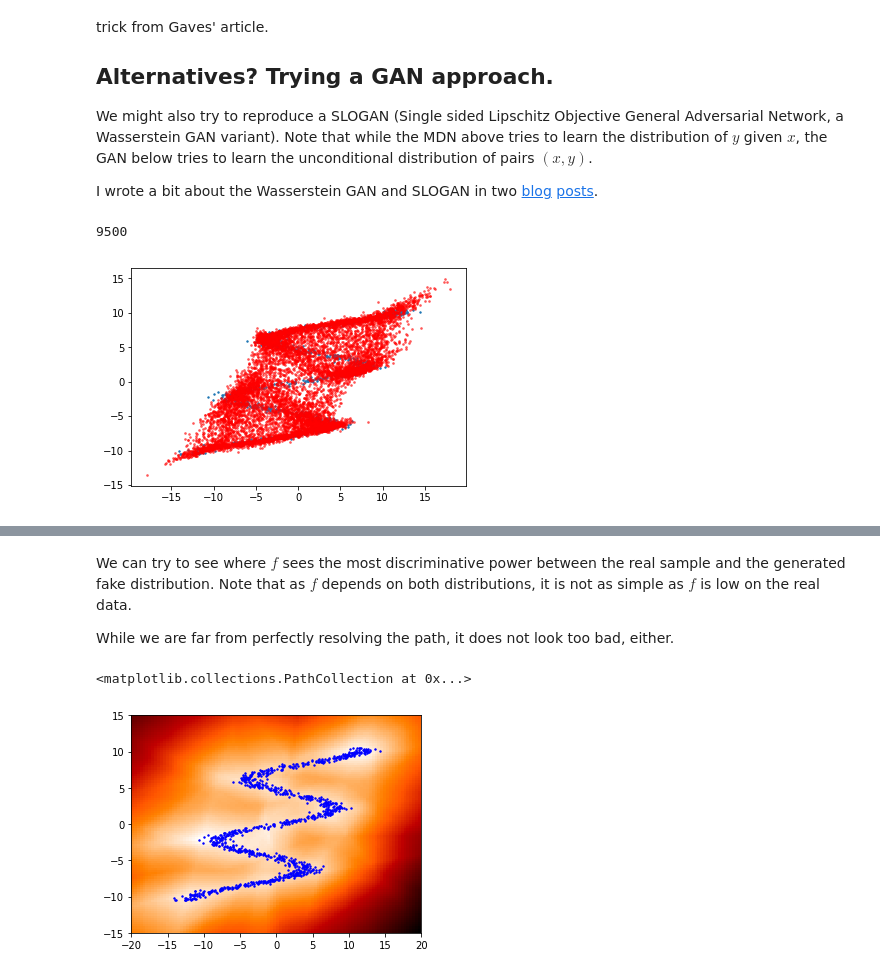
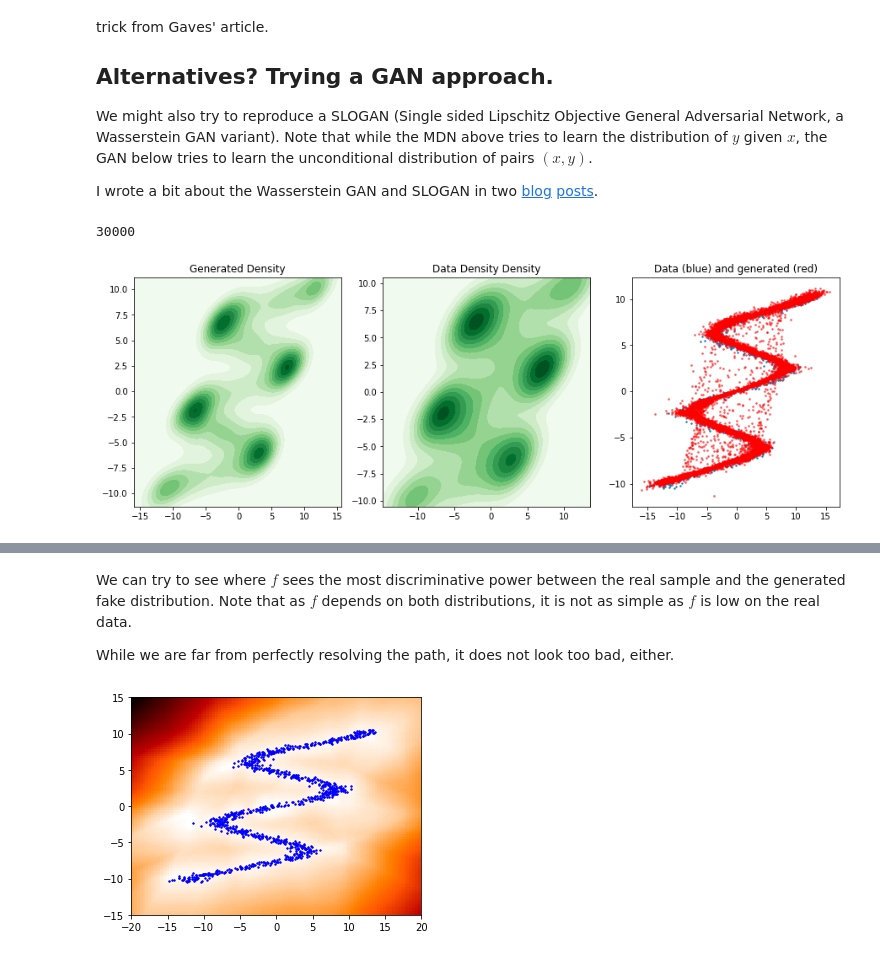
Before and after one commit to t-vi/pytorch-tvmisc, a Jupyter notebook: misc/Mixture_Density_Network_Gaussian_1d.ipynb, the cells around one changed output, grey strips where cells are left out. Saved outputs shown, nothing was run; the diff lists cells and outputs as text; code cells hidden in the pictures.

Commit message:
update GAN in Mixture Density example

```diff
--- a/misc/Mixture_Density_Network_Gaussian_1d.ipynb
+++ b/misc/Mixture_Density_Network_Gaussian_1d.ipynb
@@ -145,13 +147,13 @@ class G(torch.nn.Module):
         self.n_random = n_random
         self.l1 = torch.nn.Linear(n_random,n_hidden)
         self.l2 = torch.nn.Linear(n_hidden,n_hidden)
-        self.l2b = torch.nn.Linear(n_hidden,n_hidden)
+        #self.l2b = torch.nn.Linear(n_hidden,n_hidden)
         self.l3 = torch.nn.Linear(n_hidden,2)
     def forward(self, batch_size=32):
         x = Variable(self.l1.weight.data.new(batch_size, self.n_random).normal_())
         x = torch.nn.functional.relu(self.l1(x))
         x = torch.nn.functional.relu(self.l2(x))
-        x = torch.nn.functional.relu(self.l2b(x))
+        #x = torch.nn.functional.relu(self.l2b(x))
         x = self.l3(x)
         return x
 
@@ -188,57 +190,70 @@ class D(torch.nn.Module):
 
 d = D()
 d.cuda()
-g = G(n_random=20, n_hidden=50)
+g = G(n_random=256, n_hidden=128)
 g.cuda()
-opt_d = torch.optim.Adam(d.parameters(), lr=3e-3)
-opt_g = torch.optim.Adam(g.parameters(), lr=3e-3)
+opt_d = torch.optim.Adam(d.parameters(), lr=1e-3)
+opt_g = torch.optim.Adam(g.parameters(), lr=1e-3)
+
+for p in itertools.chain(d.parameters(), g.parameters()):
+    if p.data.dim()>1:
+        torch.nn.init.orthogonal(p, 2.0)
 # %%
-
 def endless(dl):
     while True:
         for i in dl:
             yield i
 
-batch_size=64
+batch_size=256
 train_dl = torch.utils.data.DataLoader(train_ds, batch_size=batch_size)
 train_iter = endless(train_dl)
 
-for i in range(10000):
-    if i>0 and i%1000 == 0:
+for i in range(30001):
+    if i>0 and i%10000 == 0:
         for pg in opt_g.param_groups:
             pg['lr'] /= 3
         for pg in opt_d.param_groups:
             pg['lr'] /= 3
         print ("new lr",pg['lr'])
     for j in range(100 if i < 10 or i % 100 == 0 else 10):
         g.eval()
         d.train()
         for p in d.parameters():
             p.requires_grad = True
         real_x,real_y = next(train_iter)
         real = Variable(torch.stack([real_x.float().cuda(), real_y.float().cuda()],dim=1))
         fake = g(batch_size=batch_size)
         l_r, l_f, l_lip, lip_mean = d.slogan_loss_and_backward(real, fake)
         opt_d.step()
-    if i % 20 == 0:
+    if i % 100 == 0:
         print ("f_r:",l_r,"f_fake:",l_f, "lip loss:", l_lip, "lip_mean", lip_mean)
     g.train()
     d.eval()
     for p in d.parameters():
         p.requires_grad = False
     g.zero_grad()
     fake = g(batch_size=batch_size)
     f = d(fake)
     fsum = f.sum()
     fsum.backward()
     opt_g.step()
-    if i % 500 == 0:
+    if i % 1000 == 0:
         IPython.display.clear_output(wait=True)
         print (i)
         fake = g(batch_size=10000)
+        fd = fake.data.cpu().numpy()
+        pyplot.figure(figsize=(15,5))
+        pyplot.subplot(1,3,1)
+        pyplot.title("Generated Density")
+        seaborn.kdeplot(fd[:,0], fd[:,1], shade=True, cmap='Greens', bw=0.01)
+        pyplot.subplot(1,3,2)
+        pyplot.title("Data Density Density")
+        seaborn.kdeplot(train_ds.x.numpy(),train_ds.y.numpy(), shade=True, cmap='Greens', bw=0.01)
+        pyplot.subplot(1,3,3)
+        pyplot.title("Data (blue) and generated (red)")
         pyplot.scatter(train_ds.x.numpy(),train_ds.y.numpy(), s=2)
-        pyplot.scatter(fake.data[:,0].cpu().numpy(), fake.data[:,1].cpu().numpy(), facecolor='r',s=3, alpha=0.5)
+        pyplot.scatter(fd[:,0], fd[:,1], facecolor='r',s=3, alpha=0.5)
         pyplot.show()
 # %% [output]
-9500
+30000
-[figure, old version]
+[figure, new version]
@@ -272,7 +270,6 @@ y_test = (y_test.unsqueeze(1)*torch.ones(1,N_dim)).view(-1)
 xy_test = Variable(torch.stack([x_test, y_test], dim=1).cuda())
 f_test = d(xy_test)
 pyplot.imshow(f_test.data.view(N_dim,N_dim).cpu().numpy(), origin='lower', cmap=pyplot.cm.gist_heat_r, extent=(-20,20,-15,15))
-pyplot.scatter(train_ds.x.numpy(),train_ds.y.numpy(), facecolor='b', s=2)
+pyplot.scatter(train_ds.x.numpy(),train_ds.y.numpy(), facecolor='b', s=2);
 # %% [output]
-<matplotlib.collections.PathCollection at 0x...>
-[figure, old version]
+[figure, new version]
```
Also changed, not shown: parts of 6 cells of this notebook.
